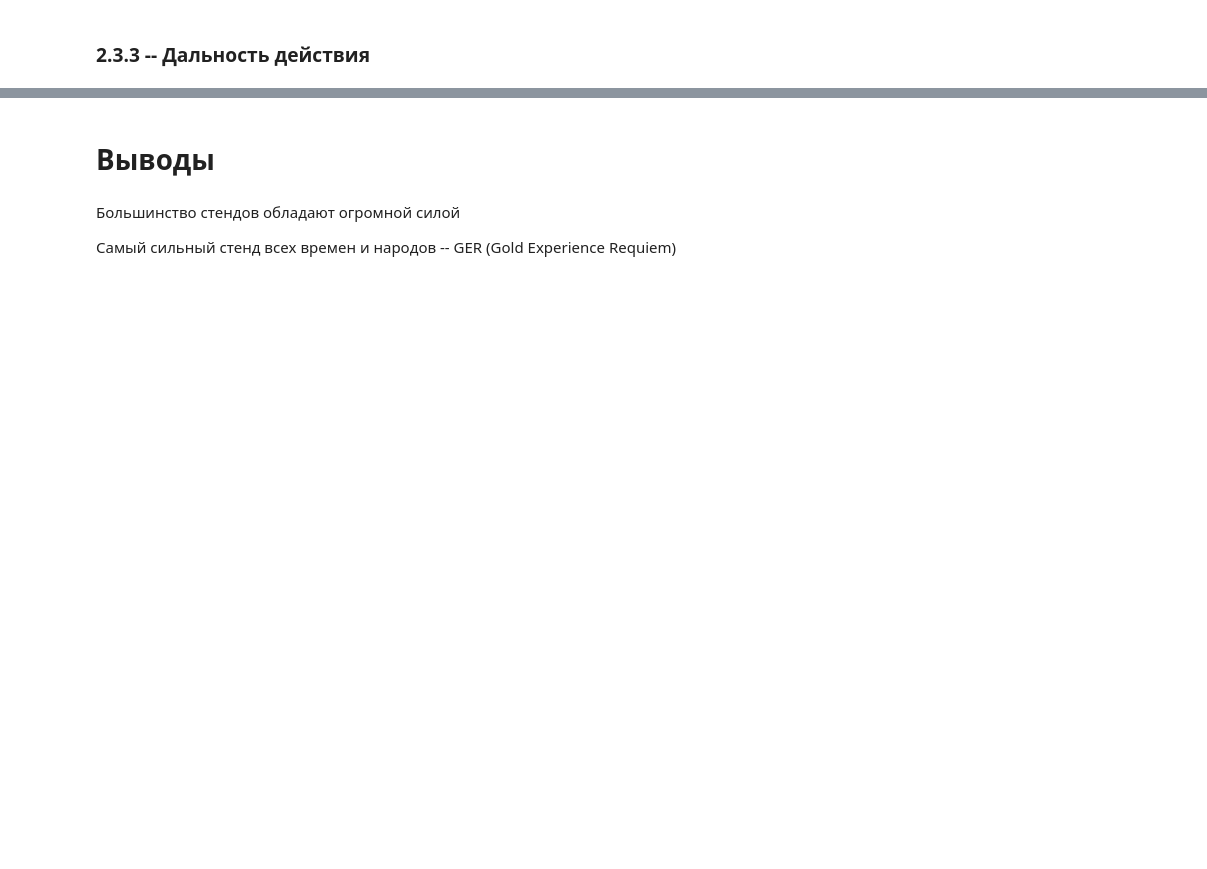
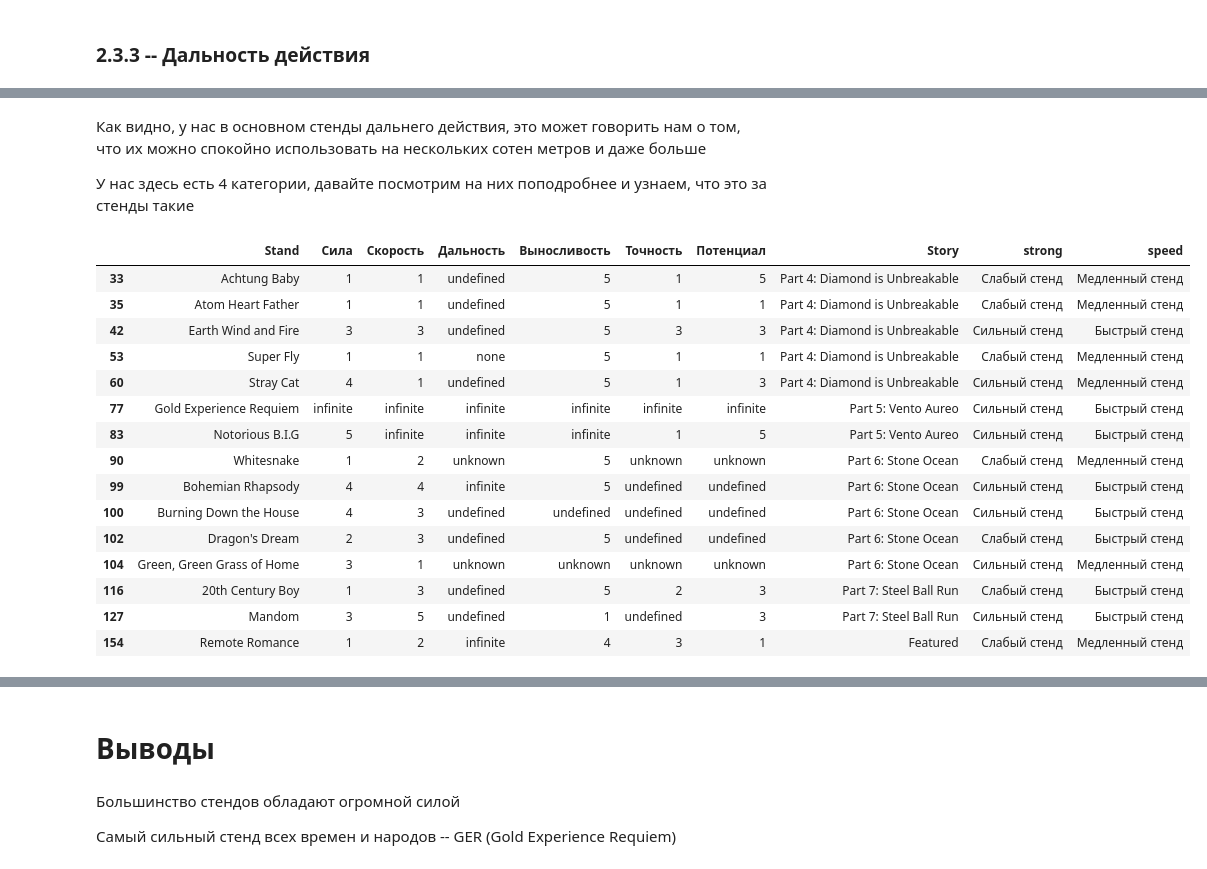
Before and after one commit to BogdanG888G/JOJO_stands, a Jupyter notebook: JOJO_stands.ipynb, the cells around one changed output, grey strips where cells are left out. Cells and saved outputs as stored; diff of their text form; code cells hidden in the pictures; blank space fills up the shorter version.

Commit message:
Пока перерыв делаю, обновил графики для скорости, начал работу с Дальностью

```diff
--- a/JOJO_stands.ipynb
+++ b/JOJO_stands.ipynb
@@ -544,0 +547,16 @@ display(infinite_speed_stands)
+# %%
+def assign_speed_stands(row):
+    if row['Скорость'] == 'infinite' or row['Скорость'] >= 3:
+        row['speed'] = 'Быстрый стенд'
+    else:
+        row['speed'] = 'Медленный стенд'
+    return row['speed']
+
+begin_dataset['speed'] = begin_dataset.apply(assign_speed_stands, axis = 1)
+
+pivot_speed_stands = begin_dataset.value_counts('speed').reset_index().rename(columns = {'count': 'Количество'})
+pivot_speed_stands
+
+pie_diagram_speed_stands = px.pie(pivot_speed_stands, names='speed', values='Количество', color_discrete_sequence=['#4aeb14', '#b514eb'], width=500, hole=0.5)
+pie_diagram_speed_stands.update_layout(title = {'text': 'Распределение стендов по скорости', 'x': 0.5}, showlegend = False)
+pie_diagram_speed_stands.show()
@@ -546,0 +599,27 @@ display(infinite_speed_stands)
+# %% [markdown]
+Как видно, у нас в основном стенды дальнего действия, это может говорить нам о том, что их можно спокойно использовать на нескольких сотен метров и даже больше
+
+У нас здесь есть 4 категории, давайте посмотрим на них поподробнее и узнаем, что это за стенды такие
+# %%
+unknown_range_stnads = begin_dataset[
+    (begin_dataset['Дальность'] == 'undefined') | (begin_dataset['Дальность'] == 'infinite') | (begin_dataset['Дальность'] == 'unknown') | (begin_dataset['Дальность'] == 'none')
+]
+
+display(unknown_range_stnads)
+# %% [output]
+|  | Stand | Сила | Скорость | Дальность | Выносливость | Точность | Потенциал | Story | strong | speed |
+| 33 | Achtung Baby | 1 | 1 | undefined | 5 | 1 | 5 | Part 4: Diamond is Unbreakable | Слабый стенд | Медленный стенд |
+| 35 | Atom Heart Father | 1 | 1 | undefined | 5 | 1 | 1 | Part 4: Diamond is Unbreakable | Слабый стенд | Медленный стенд |
+| 42 | Earth Wind and Fire | 3 | 3 | undefined | 5 | 3 | 3 | Part 4: Diamond is Unbreakable | Сильный стенд | Быстрый стенд |
+| 53 | Super Fly | 1 | 1 | none | 5 | 1 | 1 | Part 4: Diamond is Unbreakable | Слабый стенд | Медленный стенд |
+| 60 | Stray Cat | 4 | 1 | undefined | 5 | 1 | 3 | Part 4: Diamond is Unbreakable | Сильный стенд | Медленный стенд |
+| 77 | Gold Experience Requiem | infinite | infinite | infinite | infinite | infinite | infinite | Part 5: Vento Aureo | Сильный стенд | Быстрый стенд |
+| 83 | Notorious B.I.G | 5 | infinite | infinite | infinite | 1 | 5 | Part 5: Vento Aureo | Сильный стенд | Быстрый стенд |
+| 90 | Whitesnake | 1 | 2 | unknown | 5 | unknown | unknown | Part 6: Stone Ocean | Слабый стенд | Медленный стенд |
+| 99 | Bohemian Rhapsody | 4 | 4 | infinite | 5 | undefined | undefined | Part 6: Stone Ocean | Сильный стенд | Быстрый стенд |
+| 100 | Burning Down the House | 4 | 3 | undefined | undefined | undefined | undefined | Part 6: Stone Ocean | Сильный стенд | Быстрый стенд |
+| 102 | Dragon's Dream | 2 | 3 | undefined | 5 | undefined | undefined | Part 6: Stone Ocean | Слабый стенд | Быстрый стенд |
+| 104 | Green, Green Grass of Home | 3 | 1 | unknown | unknown | unknown | unknown | Part 6: Stone Ocean | Сильный стенд | Медленный стенд |
+| 116 | 20th Century Boy | 1 | 3 | undefined | 5 | 2 | 3 | Part 7: Steel Ball Run | Слабый стенд | Быстрый стенд |
+| 127 | Mandom | 3 | 5 | undefined | 1 | undefined | 3 | Part 7: Steel Ball Run | Сильный стенд | Быстрый стенд |
+| 154 | Remote Romance | 1 | 2 | infinite | 4 | 3 | 1 | Featured | Слабый стенд | Медленный стенд |
```
Also changed, not shown: parts of 10 cells of this notebook.
